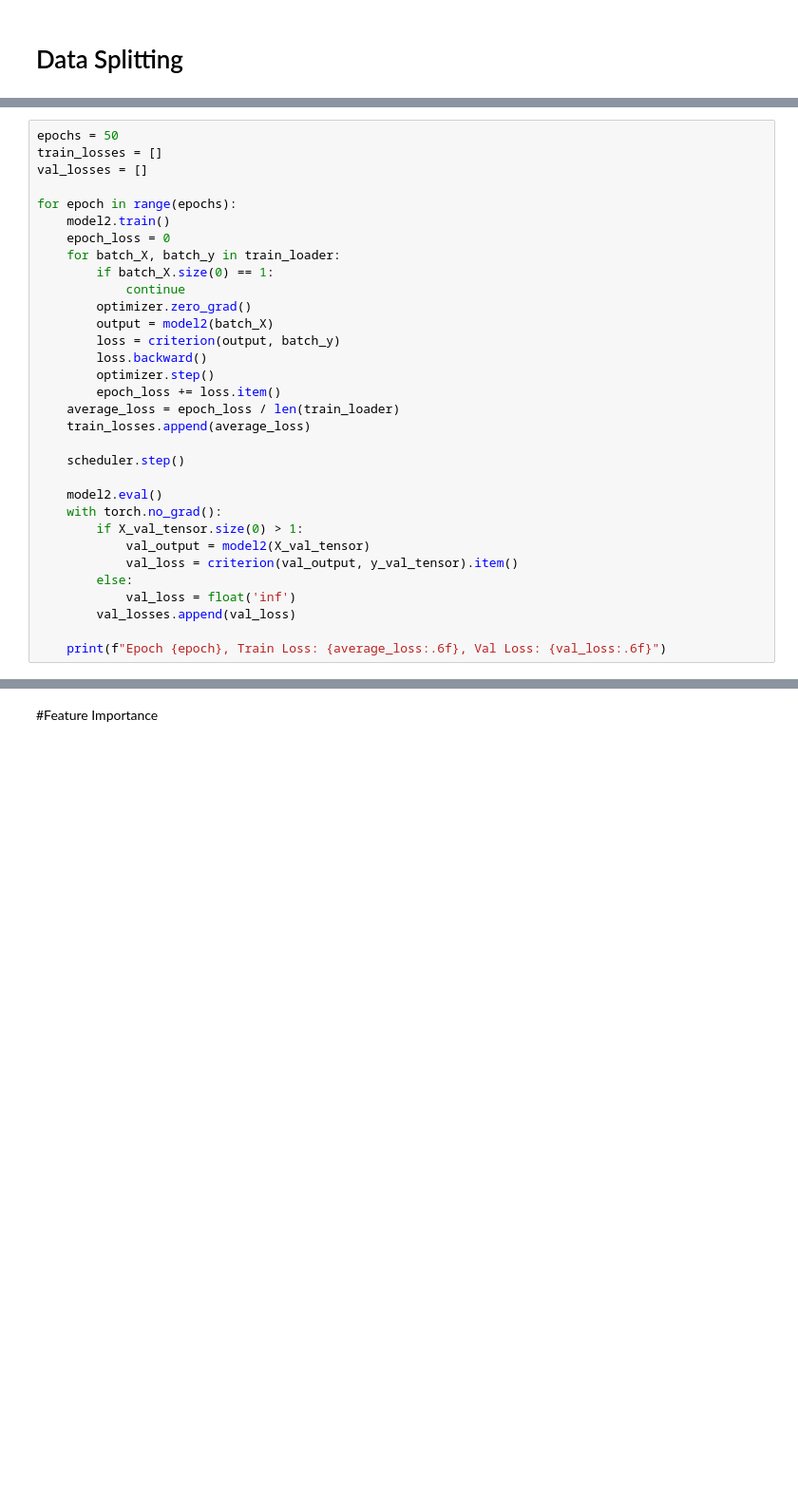
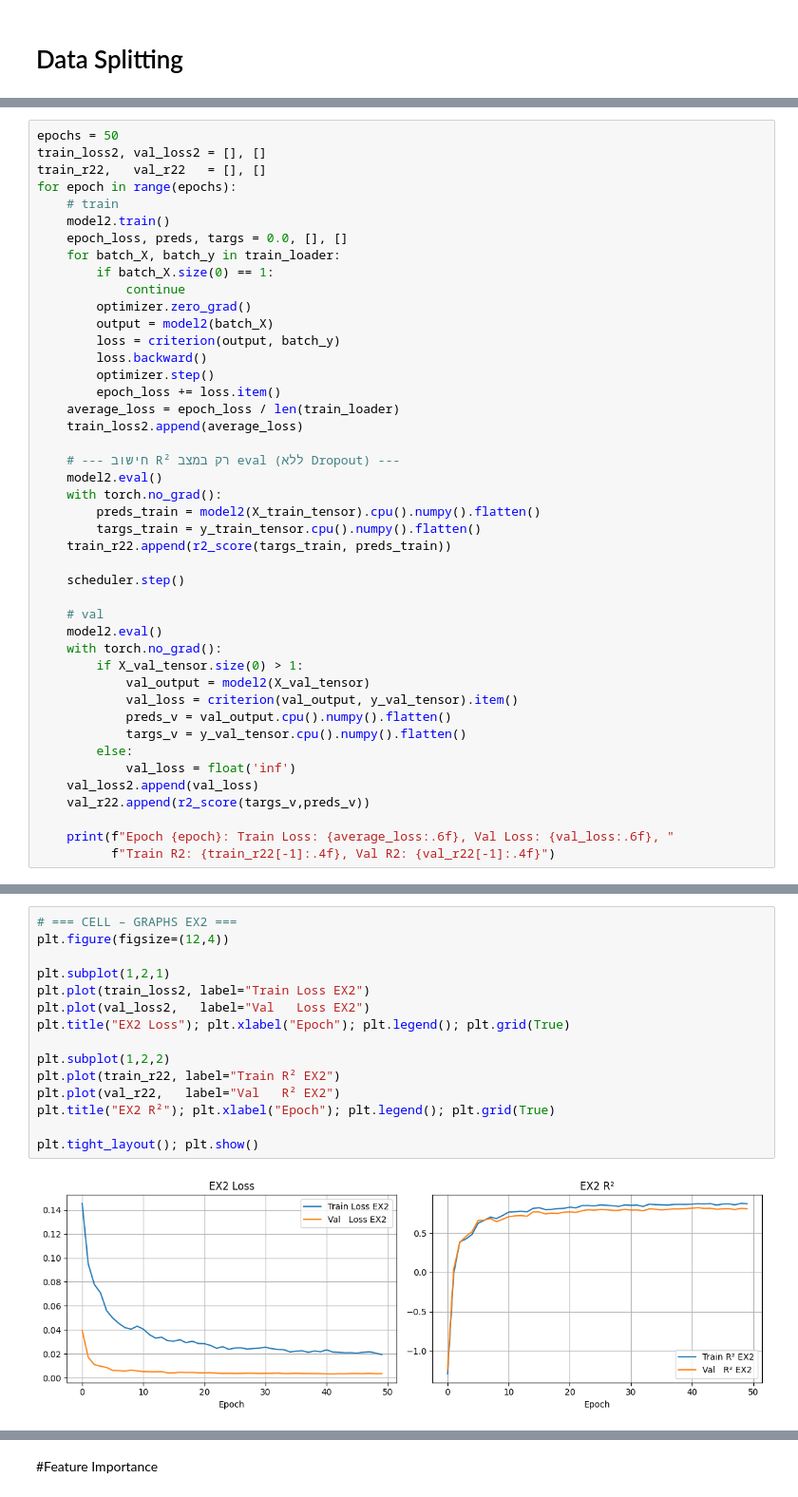
Before and after one commit to shanilev123456/Final-Project-ds, a Jupyter notebook: model.ipynb, the cells around one changed output, grey strips where cells are left out. Shown at 95% size. Drawn from its saved outputs; the diff is of its cells as text; blank space fills up the shorter version.

```diff
--- a/model.ipynb
+++ b/model.ipynb
@@ -336,11 +363,11 @@ time: 11.6 ms (started: 2025-05-23 11:03:10 +00:00)
 # %%
 epochs = 50
-train_losses = []
-val_losses = []
-
+train_loss2, val_loss2 = [], []
+train_r22,   val_r22   = [], []
 for epoch in range(epochs):
+    # train
     model2.train()
-    epoch_loss = 0
+    epoch_loss, preds, targs = 0.0, [], []
     for batch_X, batch_y in train_loader:
         if batch_X.size(0) == 1:
             continue
@@ -351,18 +378,30 @@ for epoch in range(epochs):
         optimizer.step()
         epoch_loss += loss.item()
     average_loss = epoch_loss / len(train_loader)
-    train_losses.append(average_loss)
+    train_loss2.append(average_loss)
+
+    # --- חישוב R² רק במצב eval (ללא Dropout) ---
+    model2.eval()
+    with torch.no_grad():
+        preds_train = model2(X_train_tensor).cpu().numpy().flatten()
+        targs_train = y_train_tensor.cpu().numpy().flatten()
+    train_r22.append(r2_score(targs_train, preds_train))
 
     scheduler.step()
 
+    # val
     model2.eval()
     with torch.no_grad():
         if X_val_tensor.size(0) > 1:
             val_output = model2(X_val_tensor)
             val_loss = criterion(val_output, y_val_tensor).item()
+            preds_v = val_output.cpu().numpy().flatten()
+            targs_v = y_val_tensor.cpu().numpy().flatten()
         else:
             val_loss = float('inf')
-        val_losses.append(val_loss)
+    val_loss2.append(val_loss)
+    val_r22.append(r2_score(targs_v,preds_v))
 
-    print(f"Epoch {epoch}, Train Loss: {average_loss:.6f}, Val Loss: {val_loss:.6f}")
+    print(f"Epoch {epoch}: Train Loss: {average_loss:.6f}, Val Loss: {val_loss:.6f}, "
+          f"Train R2: {train_r22[-1]:.4f}, Val R2: {val_r22[-1]:.4f}")
 # %% [output]
@@ -385,0 +425,17 @@ time: 21.3 s (started: 2025-05-23 11:03:12 +00:00)
+# %%
+# === CELL – GRAPHS EX2 ===
+plt.figure(figsize=(12,4))
+
+plt.subplot(1,2,1)
+plt.plot(train_loss2, label="Train Loss EX2")
+plt.plot(val_loss2,   label="Val   Loss EX2")
+plt.title("EX2 Loss"); plt.xlabel("Epoch"); plt.legend(); plt.grid(True)
+
+plt.subplot(1,2,2)
+plt.plot(train_r22, label="Train R² EX2")
+plt.plot(val_r22,   label="Val   R² EX2")
+plt.title("EX2 R²"); plt.xlabel("Epoch"); plt.legend(); plt.grid(True)
+
+plt.tight_layout(); plt.show()
+# %% [output]
+[figure, added]
```
Also changed, not shown: parts of 39 cells of this notebook.
